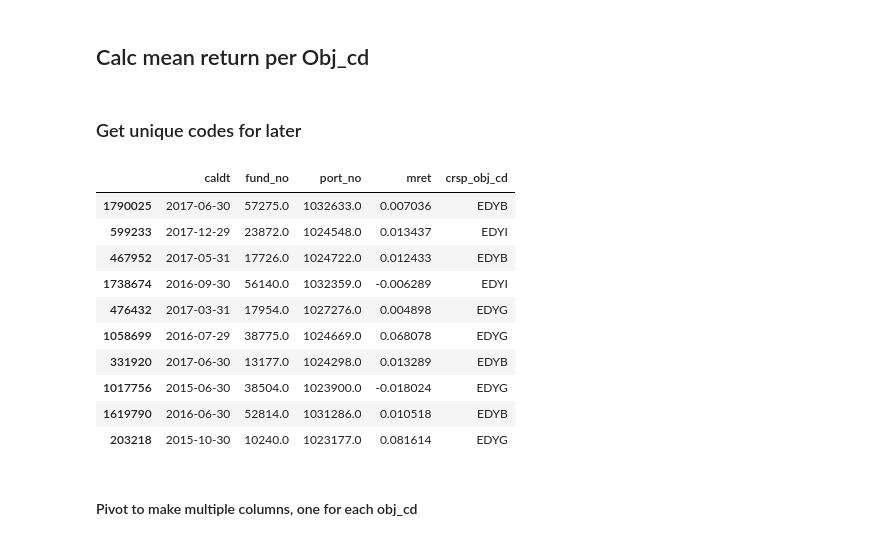
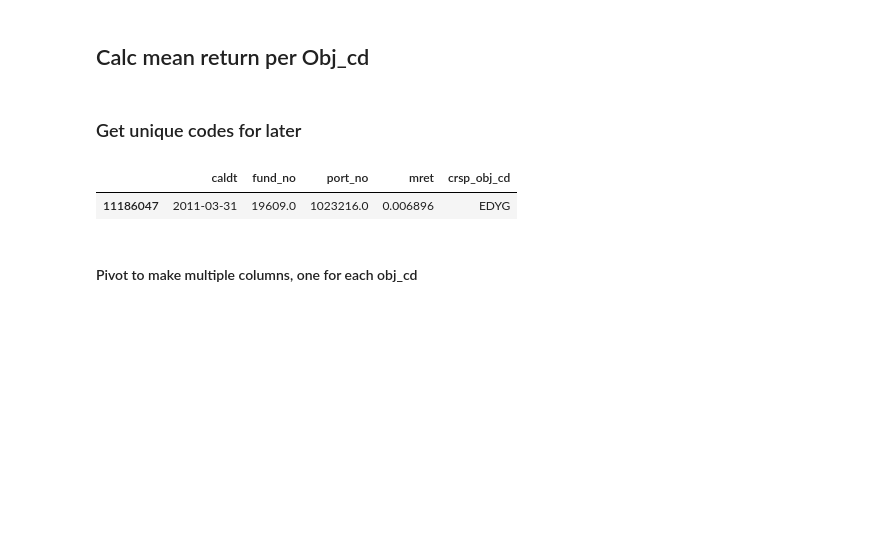
Before and after one commit to Amglex/Mutual-Funds, a Jupyter notebook: notebooks/05 - Mean return per Style.ipynb, the cells around one changed output. Cells and saved outputs as stored; diff of their text form; code cells hidden in the pictures; blank space fills up the shorter version.

```diff
--- a/notebooks/05 - Mean return per Style.ipynb
+++ b/notebooks/05 - Mean return per Style.ipynb
@@ -15,7 +15,7 @@ from scipy import sparse
 # %% [markdown]
 ## Load Data
 # %%
-path = '../data/processed/EDY/returns_s_s.feather'
+path = '../data/processed/EDY/returns_s.feather'
 returns = feather.read_dataframe(path)
 returns.shape
 # %% [output]
@@ -23,5 +23,5 @@ returns.shape
 # %%
-path = '../data/processed/EDY/holdings_summary_s_s.feather'
+path = '../data/processed/EDY/holdings_summary_s.feather'
 summary = feather.read_dataframe(path)
 summary.shape
 # %% [output]
@@ -75,18 +75,9 @@ returns_merged.sample()
 obj_codes = returns_merged[['crsp_obj_cd']].drop_duplicates()
 obj_codes = obj_codes['crsp_obj_cd'].values
 # %%
-returns_merged.sample(10)
+returns_merged.sample(1)
 # %% [output]
 |  | caldt | fund_no | port_no | mret | crsp_obj_cd |
-| 1790025 | 2017-06-30 | 57275.0 | 1032633.0 | 0.007036 | EDYB |
-| 599233 | 2017-12-29 | 23872.0 | 1024548.0 | 0.013437 | EDYI |
-| 467952 | 2017-05-31 | 17726.0 | 1024722.0 | 0.012433 | EDYB |
-| 1738674 | 2016-09-30 | 56140.0 | 1032359.0 | -0.006289 | EDYI |
-| 476432 | 2017-03-31 | 17954.0 | 1027276.0 | 0.004898 | EDYG |
-| 1058699 | 2016-07-29 | 38775.0 | 1024669.0 | 0.068078 | EDYG |
-| 331920 | 2017-06-30 | 13177.0 | 1024298.0 | 0.013289 | EDYB |
-| 1017756 | 2015-06-30 | 38504.0 | 1023900.0 | -0.018024 | EDYG |
-| 1619790 | 2016-06-30 | 52814.0 | 1031286.0 | 0.010518 | EDYB |
-| 203218 | 2015-10-30 | 10240.0 | 1023177.0 | 0.081614 | EDYG |
+| 11186047 | 2011-03-31 | 19609.0 | 1023216.0 | 0.006896 | EDYG |
 # %%
 # Analysis of selected funds
```
Also changed, not shown: parts of 50 cells of this notebook.
